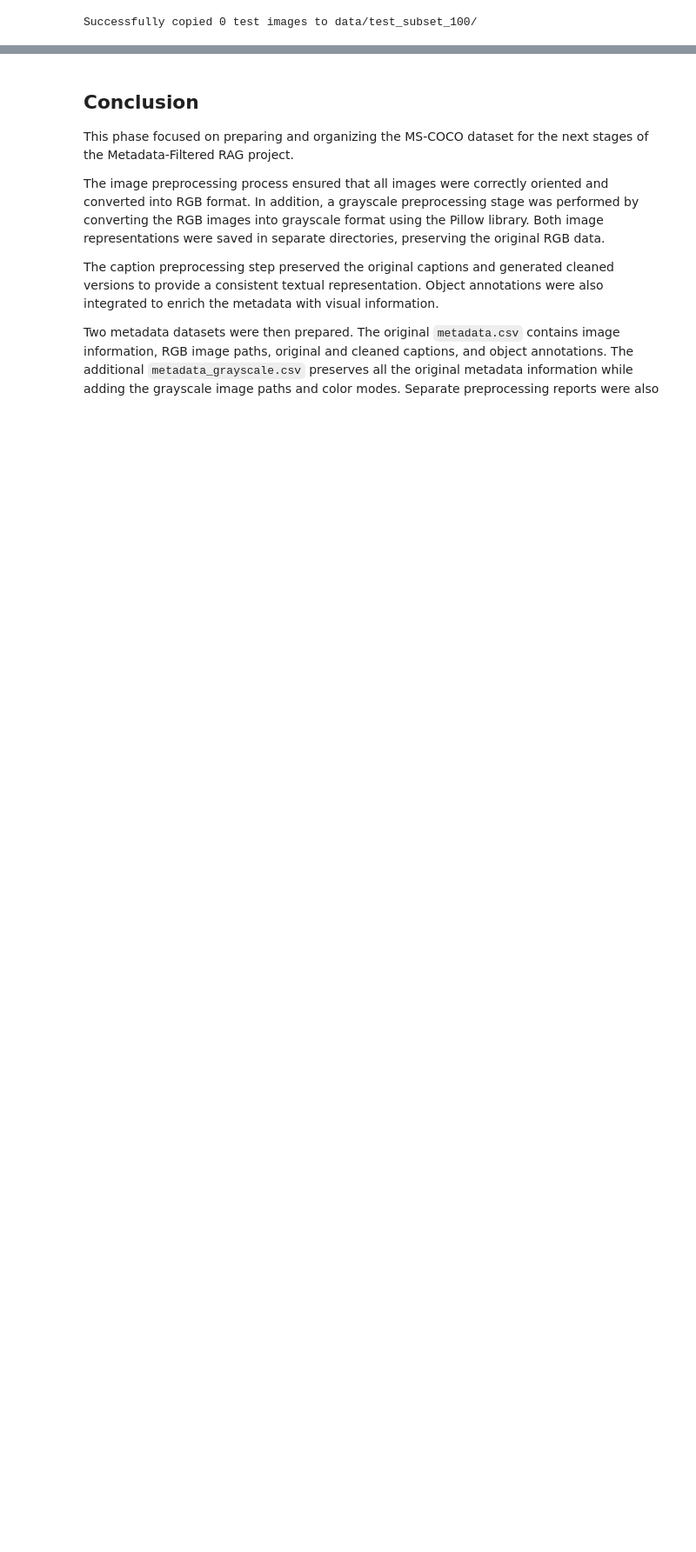
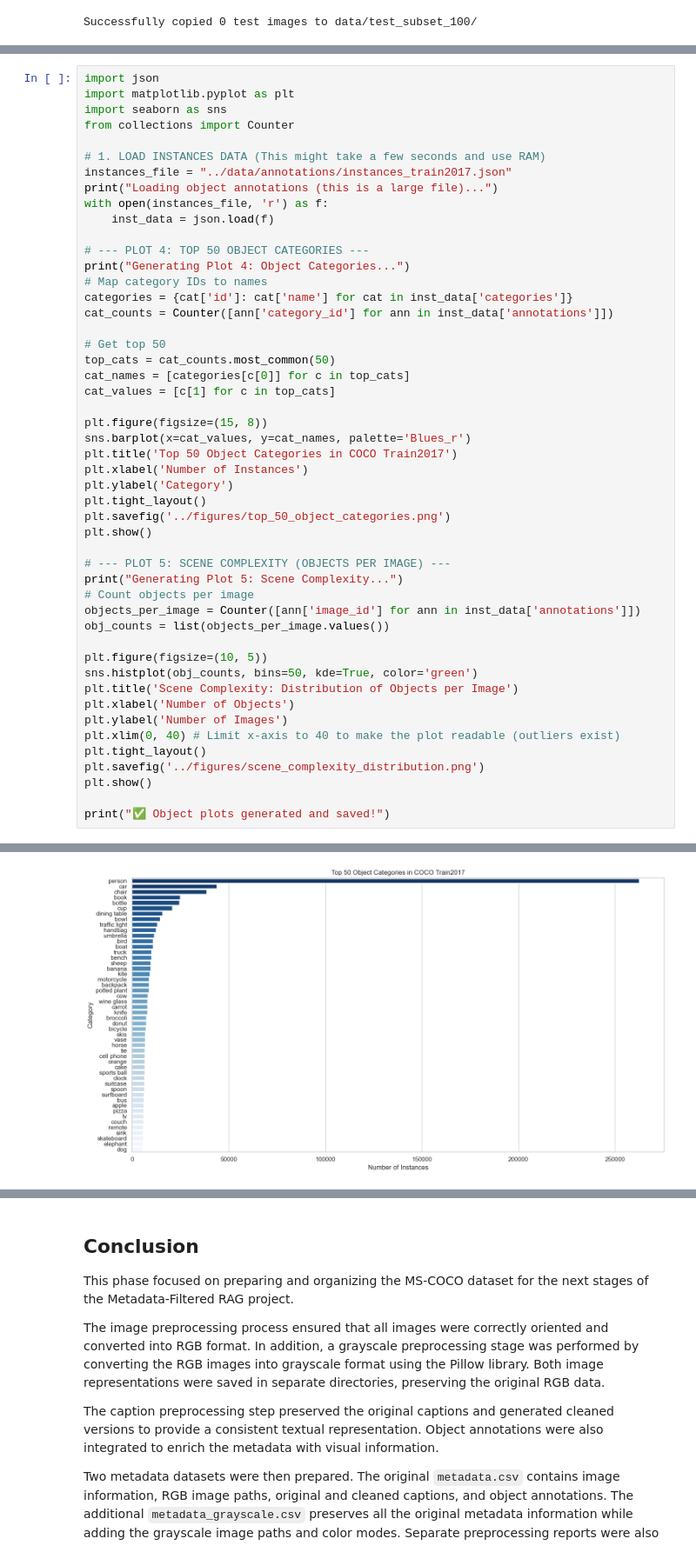
Before and after one commit to Leena-debug/coco-rag-g28, a Jupyter notebook: notebooks/04_data_splitting_metadata.ipynb, the cells around one changed output, grey strips where cells are left out. Shown at 87% size. Drawn from its saved outputs; the diff is of its cells as text; blank space fills up the shorter version.

```diff
--- a/notebooks/04_data_splitting_metadata.ipynb
+++ b/notebooks/04_data_splitting_metadata.ipynb
@@ -1706,0 +1852,50 @@ Successfully copied 0 test images to data/test_subset_100/
+# %%
+import json
+import matplotlib.pyplot as plt
+import seaborn as sns
+from collections import Counter
+
+# 1. LOAD INSTANCES DATA (This might take a few seconds and use RAM)
+instances_file = "../data/annotations/instances_train2017.json"
+print("Loading object annotations (this is a large file)...")
+with open(instances_file, 'r') as f:
+    inst_data = json.load(f)
+
+# --- PLOT 4: TOP 50 OBJECT CATEGORIES ---
+print("Generating Plot 4: Object Categories...")
+# Map category IDs to names
+categories = {cat['id']: cat['name'] for cat in inst_data['categories']}
+cat_counts = Counter([ann['category_id'] for ann in inst_data['annotations']])
+
+# Get top 50
+top_cats = cat_counts.most_common(50)
+cat_names = [categories[c[0]] for c in top_cats]
+cat_values = [c[1] for c in top_cats]
+
+plt.figure(figsize=(15, 8))
+sns.barplot(x=cat_values, y=cat_names, palette='Blues_r')
+plt.title('Top 50 Object Categories in COCO Train2017')
+plt.xlabel('Number of Instances')
+plt.ylabel('Category')
+plt.tight_layout()
+plt.savefig('../figures/top_50_object_categories.png')
+plt.show()
+
+# --- PLOT 5: SCENE COMPLEXITY (OBJECTS PER IMAGE) ---
+print("Generating Plot 5: Scene Complexity...")
+# Count objects per image
+objects_per_image = Counter([ann['image_id'] for ann in inst_data['annotations']])
+obj_counts = list(objects_per_image.values())
+
+plt.figure(figsize=(10, 5))
+sns.histplot(obj_counts, bins=50, kde=True, color='green')
+plt.title('Scene Complexity: Distribution of Objects per Image')
+plt.xlabel('Number of Objects')
+plt.ylabel('Number of Images')
+plt.xlim(0, 40) # Limit x-axis to 40 to make the plot readable (outliers exist)
+plt.tight_layout()
+plt.savefig('../figures/scene_complexity_distribution.png')
+plt.show()
+
+print("✅ Object plots generated and saved!")
+# %% [output]
@@ -1706,0 +1907 @@ Successfully copied 0 test images to data/test_subset_100/
+[figure, added]
```
Also changed, not shown: parts of 3 cells of this notebook, 4 other files.
